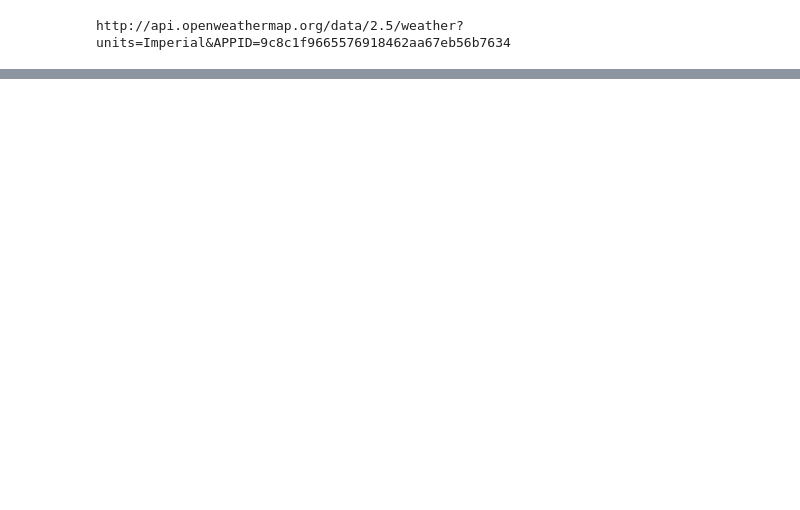
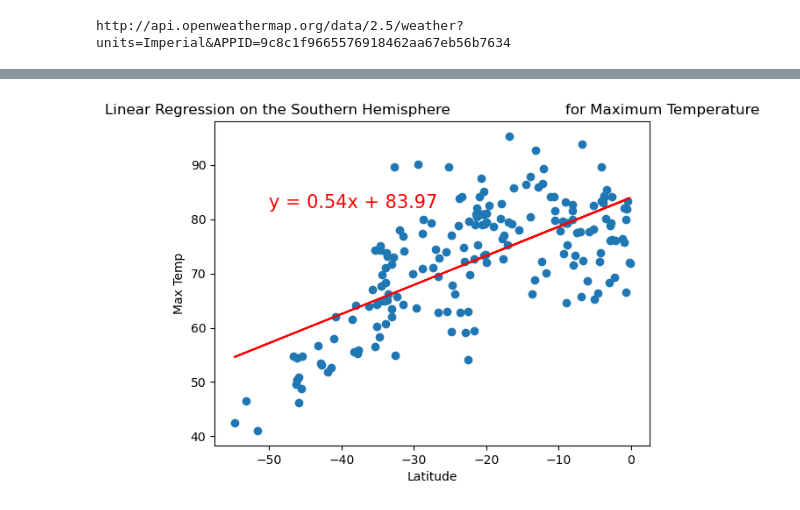
Before and after one commit to MilosPopov007/World_Weather_Analysis, a Jupyter notebook: WeatherPy.ipynb, the cells around one changed output, grey strips where cells are left out. Drawn from its saved outputs; the diff is of its cells as text; code cells hidden in the pictures; blank space fills up the shorter version.

```diff
--- a/WeatherPy.ipynb
+++ b/WeatherPy.ipynb
@@ -385,0 +501,19 @@ plt.show()
+# %%
+# Perform Linear Regression on the Maximum Temperature for the Southern Hemisphere#
+
+# Linear regression on the Southern Hemisphere
+x_values = southern_hemi_df["Lat"]
+y_values = southern_hemi_df["Max Temp"]
+# Call the function.
+plot_linear_regression(x_values, y_values,
+                       'Linear Regression on the Southern Hemisphere \
+                        for Maximum Temperature', 'Max Temp',(-50,82))
+
+
+# The correlation between the latitude and the maximum temperature is strong to very strong because the r-value
+# is less than –1.27 for the Northern Hemisphere and greater than 0.54 for the Southern Hemisphere,
+# as shown by the plots here
+#  This means that as we approach the equator, 0° latitude, the temperatures become warmer.
+# And when we are further from the equator the temperatures become cooler.
+# %% [output]
+[figure, added]
```
Also changed, not shown: parts of 23 cells of this notebook.
